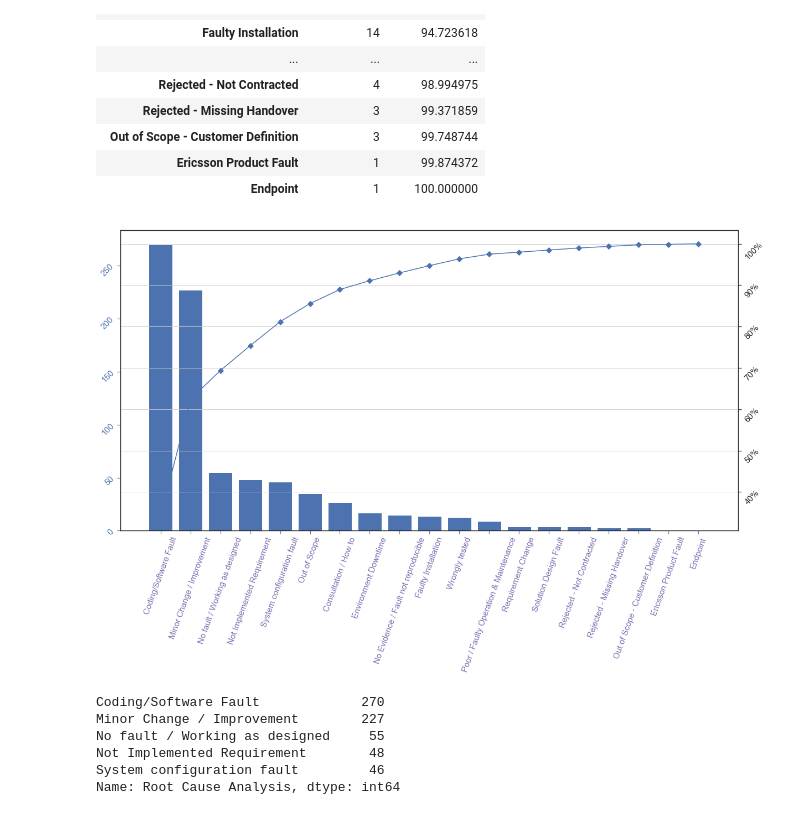
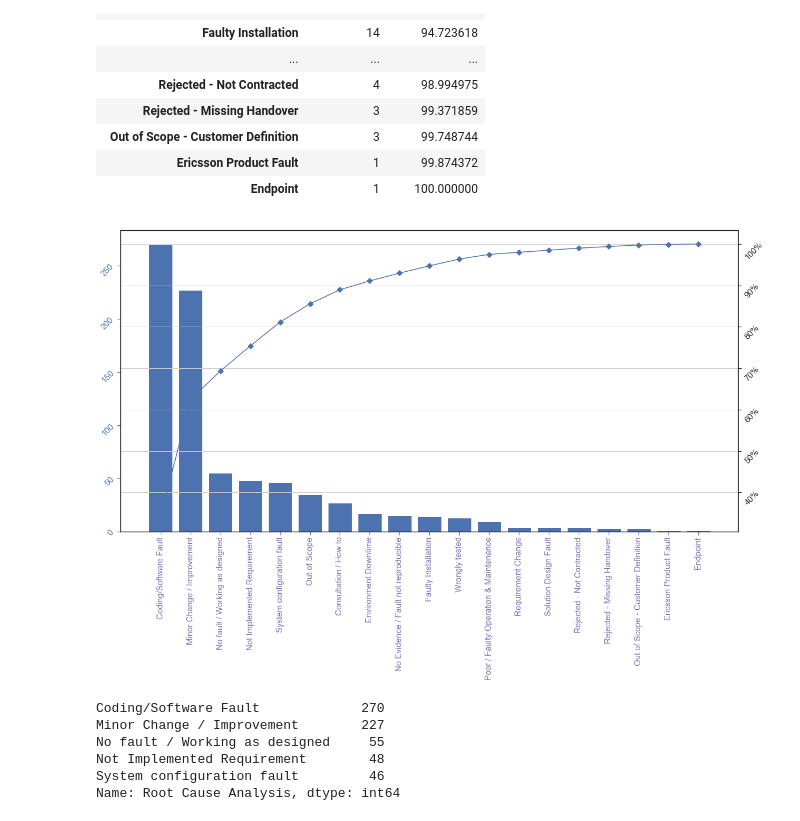
Before and after one commit to kgopal1982/AnalyticsProjects, a Jupyter notebook: Eric/Defects/DefectsAnalysisAMXPeru_v2.ipynb, the cells around one changed output. Drawn from its saved outputs; the diff is of its cells as text; code cells hidden in the pictures.

```diff
--- a/Eric/Defects/DefectsAnalysisAMXPeru_v2.ipynb
+++ b/Eric/Defects/DefectsAnalysisAMXPeru_v2.ipynb
@@ -1029,18 +1031,18 @@ df_tcrm_RCA_df
 # %%
 from matplotlib.ticker import PercentFormatter
 fig, ax = plt.subplots(figsize=(20, 10))
 ax.bar(df_tcrm_RCA_df.index, df_tcrm_RCA_df["DefectCount"], color="C0")
 ax2 = ax.twinx()
 ax2.plot(df_tcrm_RCA_df.index, df_tcrm_RCA_df["cumpercentage"], marker="D", ms=7)
 ax2.yaxis.set_major_formatter(PercentFormatter())
 
 ax.tick_params(axis="y", colors="C0", rotation=45, labelsize=15)
 ax2.tick_params(axis="y", rotation=45, labelsize=15)
-ax.tick_params(axis = "x", colors = "C4", rotation = 70, labelsize=15)
+ax.tick_params(axis = "x", colors = "C4", rotation = 90, labelsize=15)
 plt.grid()
 plt.show();
 # %% [output]
-[figure, old version]
+[figure, new version]
 # %%
 df_tcrm_RCA_head5 = df_tcrm_RCA.head(5)
 df_tcrm_RCA_head5
```
Also changed, not shown: parts of 23 cells of this notebook.
